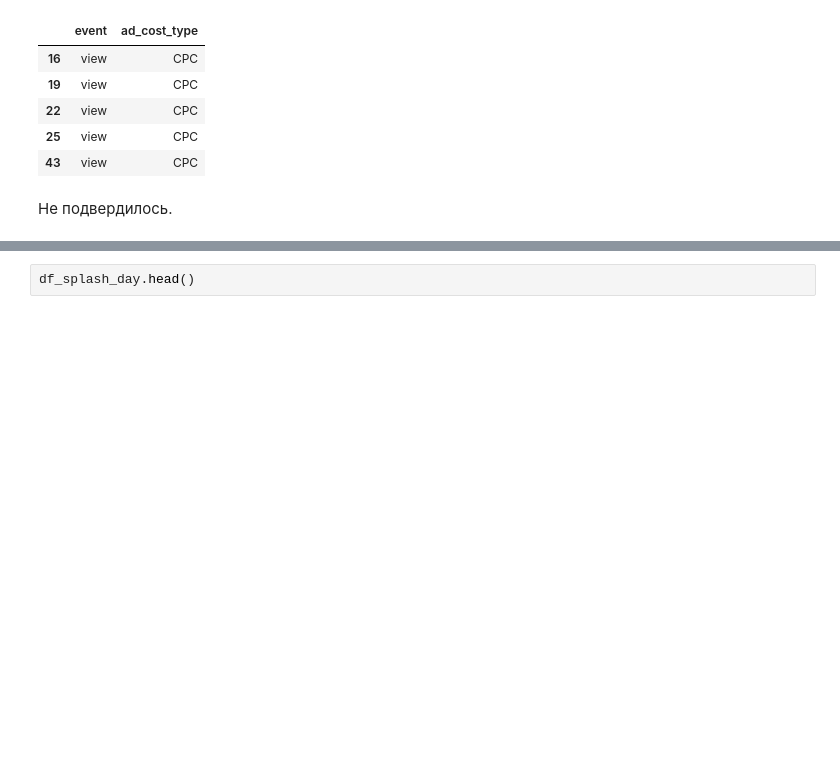
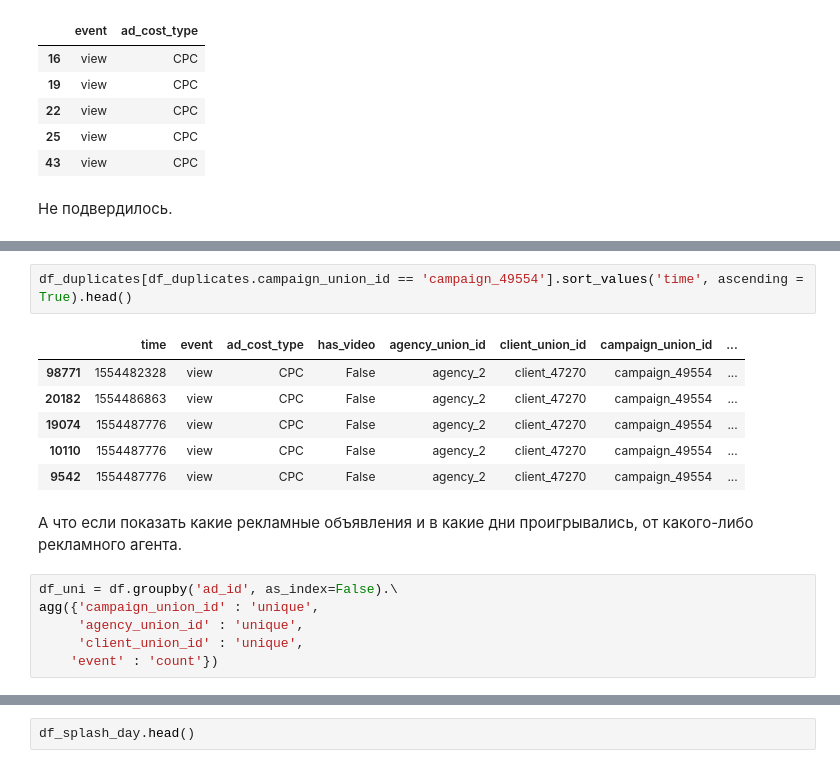
Before and after one commit to Espad/vk_analytics, a Jupyter notebook: vk_adv_analyse.ipynb, the cells around one changed output, grey strips where cells are left out. Cells and saved outputs as stored; diff of their text form; blank space fills up the shorter version.

```diff
--- a/vk_adv_analyse.ipynb
+++ b/vk_adv_analyse.ipynb
@@ -429 +419,18 @@ client_47270    1108
 Name: date, dtype: int64
+# %%
+df_duplicates[df_duplicates.campaign_union_id == 'campaign_49554'].sort_values('time', ascending = True).head()
+# %% [output]
+|  | time | event | ad_cost_type | has_video | agency_union_id | client_union_id | campaign_union_id | ... |
+| 98771 | 1554482328 | view | CPC | False | agency_2 | client_47270 | campaign_49554 | ... |
+| 20182 | 1554486863 | view | CPC | False | agency_2 | client_47270 | campaign_49554 | ... |
+| 19074 | 1554487776 | view | CPC | False | agency_2 | client_47270 | campaign_49554 | ... |
+| 10110 | 1554487776 | view | CPC | False | agency_2 | client_47270 | campaign_49554 | ... |
+| 9542 | 1554487776 | view | CPC | False | agency_2 | client_47270 | campaign_49554 | ... |
+# %% [markdown]
+А что если показать какие рекламные объявления и в какие дни проигрывались, от какого-либо рекламного агента.
+# %%
+df_uni = df.groupby('ad_id', as_index=False).\
+agg({'campaign_union_id' : 'unique',
+     'agency_union_id' : 'unique',
+     'client_union_id' : 'unique',
+    'event' : 'count'})
```
Also changed, not shown: parts of 35 cells of this notebook.
